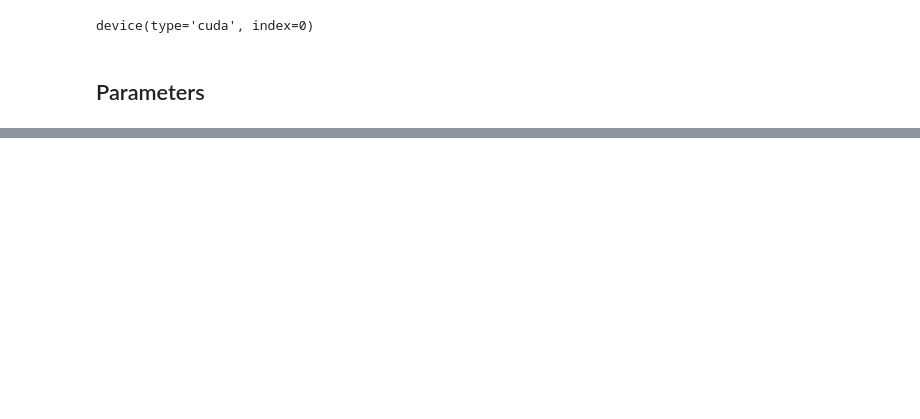
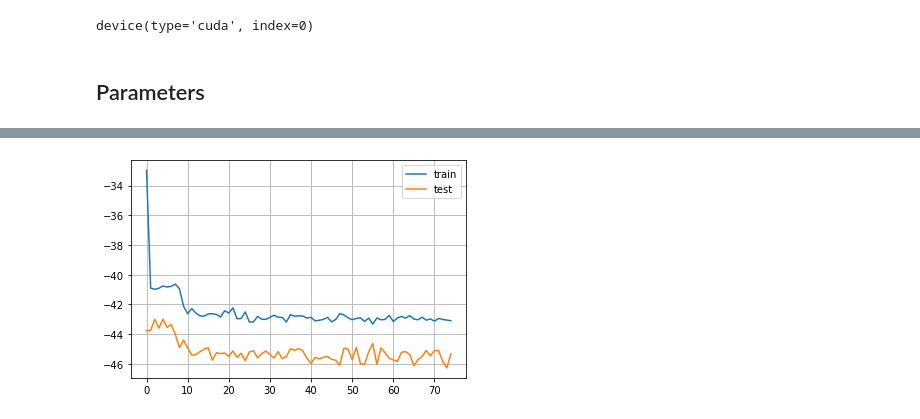
Before and after one commit to arthurviens/genmodel-DCGAN, a Jupyter notebook: autoencoder-t2.ipynb, the cells around one changed output, grey strips where cells are left out. Cells and saved outputs as stored; diff of their text form; code cells hidden in the pictures; blank space fills up the shorter version.

Commit message:
Autres tests d'entrainement

```diff
--- a/autoencoder-t2.ipynb
+++ b/autoencoder-t2.ipynb
@@ -106,3 +108,15 @@ model.load_state_dict(torch.load("saved_models/model_c-autoenc28.sav"))
+# %%
+import pandas as pd
+fichier = "model_c-autoenc224_adam_n150"
+model = C_Autoencoder_224(224*224, 2048).to(device)
+model.load_state_dict(torch.load(f"saved_models/{fichier}.sav"))
+losses = pd.read_csv(f"saved_models/{fichier}.csv")
+plt.plot(losses.index, losses["train"], label = "train")
+plt.plot(losses.index, losses["val"], label = "test")
+plt.legend()
+plt.grid()
+# %% [output]
+[figure, added]
 # %%
 x = next(iter(test_loader))
 if isinstance(x, list):
```
Also changed, not shown: parts of 9 cells of this notebook, 3 other files.
